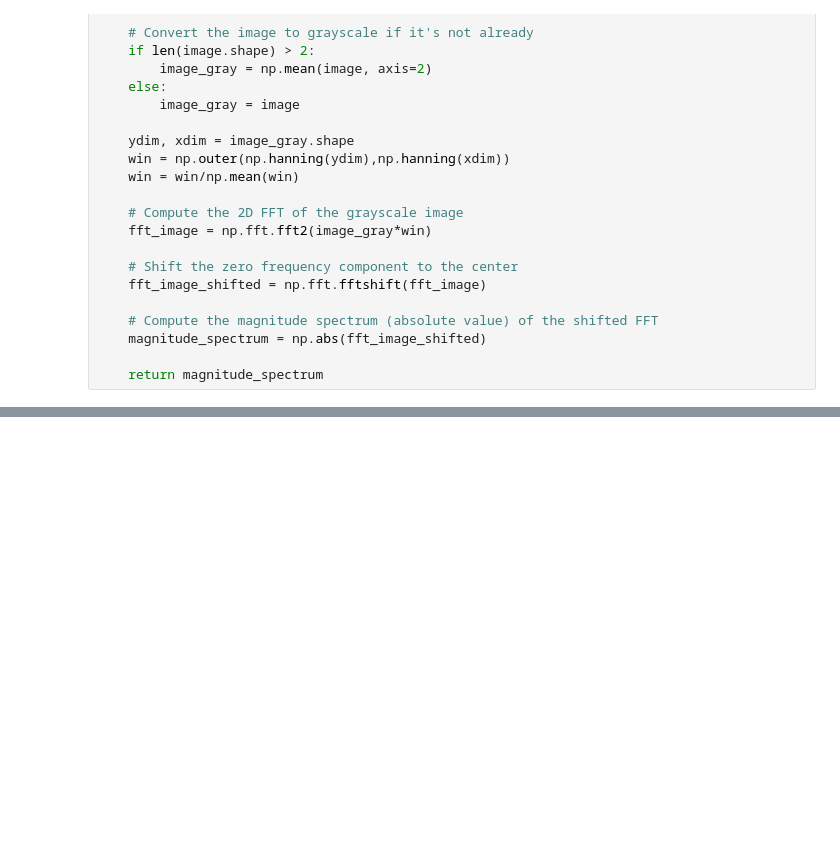
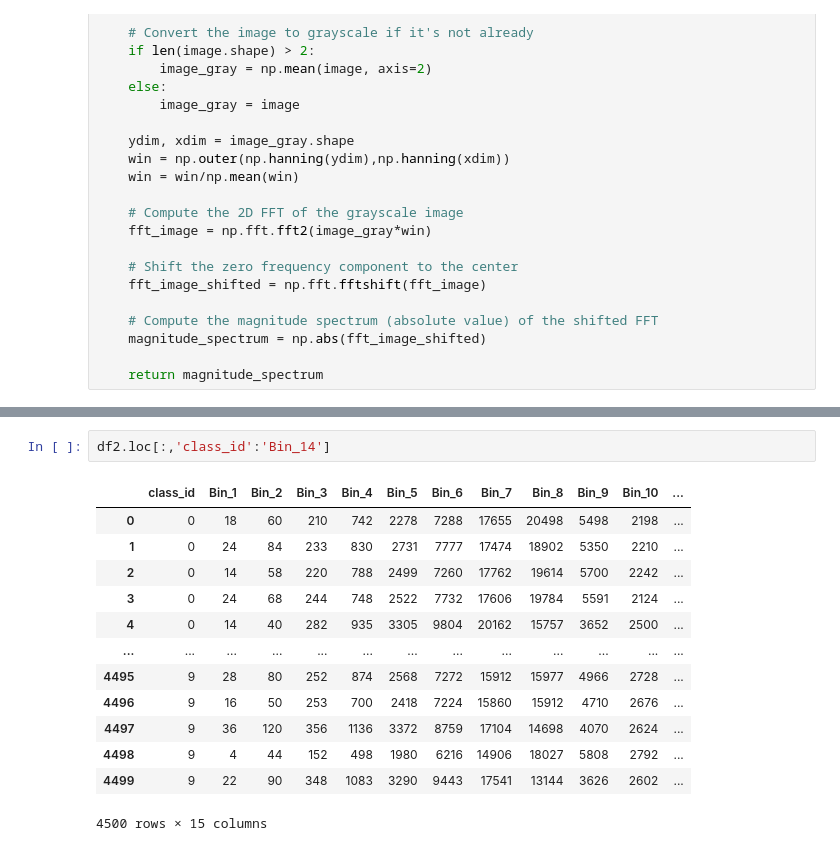
Before and after one commit to jspencermorris/terrains, a Jupyter notebook: notebooks/mm_freq_features.ipynb, the cells around one changed output, grey strips where cells are left out. Cells and saved outputs as stored; diff of their text form; blank space fills up the shorter version.

```diff
--- a/notebooks/mm_freq_features.ipynb
+++ b/notebooks/mm_freq_features.ipynb
@@ -256,0 +300,16 @@ df2
+# %%
+df2.loc[:,'class_id':'Bin_14']
+# %% [output]
+|  | class_id | Bin_1 | Bin_2 | Bin_3 | Bin_4 | Bin_5 | Bin_6 | Bin_7 | Bin_8 | Bin_9 | Bin_10 | ... |
+| 0 | 0 | 18 | 60 | 210 | 742 | 2278 | 7288 | 17655 | 20498 | 5498 | 2198 | ... |
+| 1 | 0 | 24 | 84 | 233 | 830 | 2731 | 7777 | 17474 | 18902 | 5350 | 2210 | ... |
+| 2 | 0 | 14 | 58 | 220 | 788 | 2499 | 7260 | 17762 | 19614 | 5700 | 2242 | ... |
+| 3 | 0 | 24 | 68 | 244 | 748 | 2522 | 7732 | 17606 | 19784 | 5591 | 2124 | ... |
+| 4 | 0 | 14 | 40 | 282 | 935 | 3305 | 9804 | 20162 | 15757 | 3652 | 2500 | ... |
+| ... | ... | ... | ... | ... | ... | ... | ... | ... | ... | ... | ... | ... |
+| 4495 | 9 | 28 | 80 | 252 | 874 | 2568 | 7272 | 15912 | 15977 | 4966 | 2728 | ... |
+| 4496 | 9 | 16 | 50 | 253 | 700 | 2418 | 7224 | 15860 | 15912 | 4710 | 2676 | ... |
+| 4497 | 9 | 36 | 120 | 356 | 1136 | 3372 | 8759 | 17104 | 14698 | 4070 | 2624 | ... |
+| 4498 | 9 | 4 | 44 | 152 | 498 | 1980 | 6216 | 14906 | 18027 | 5808 | 2792 | ... |
+| 4499 | 9 | 22 | 90 | 348 | 1083 | 3290 | 9443 | 17541 | 13144 | 3626 | 2602 | ... |
+4500 rows × 15 columns
```
Also changed, not shown: parts of 15 cells of this notebook, 1 other file.
